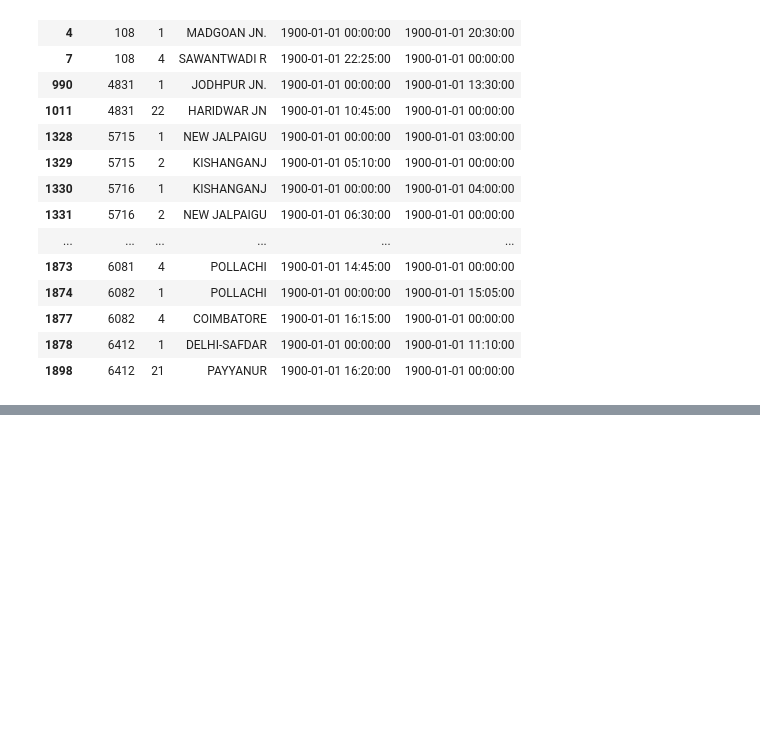
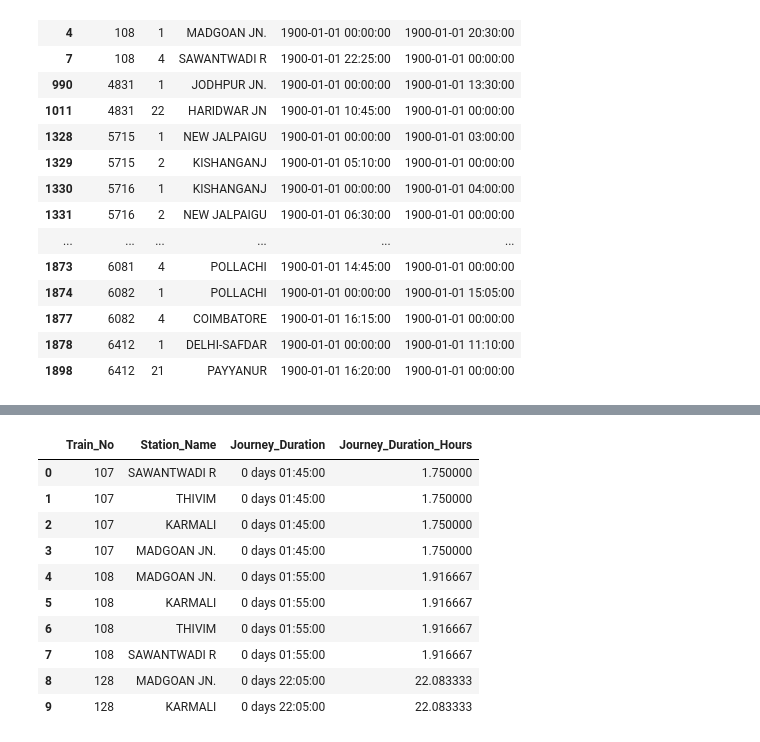
Before and after one commit to ShreyaRumale19/Train-Schedule-Analytics-Interactive-Route-Enquiry-System-POWERBI, a Jupyter notebook: Level_2_Data_Processing_Feature_Engineering/Level_2_Data_Processing.ipynb, the cells around one changed output, grey strips where cells are left out. Saved outputs shown, nothing was run; the diff lists cells and outputs as text; code cells hidden in the pictures; blank space fills up the shorter version.

```diff
--- a/Level_2_Data_Processing_Feature_Engineering/Level_2_Data_Processing.ipynb
+++ b/Level_2_Data_Processing_Feature_Engineering/Level_2_Data_Processing.ipynb
@@ -157,0 +164,17 @@ df[(df["Arrival_time"].dt.time == pd.Timestamp("00:00:00").time()) |
+# %%
+df[
+    ["Train_No", "Station_Name",
+     "Journey_Duration", "Journey_Duration_Hours"]
+].head(10)
+# %% [output]
+|  | Train_No | Station_Name | Journey_Duration | Journey_Duration_Hours |
+| 0 | 107 | SAWANTWADI R | 0 days 01:45:00 | 1.750000 |
+| 1 | 107 | THIVIM | 0 days 01:45:00 | 1.750000 |
+| 2 | 107 | KARMALI | 0 days 01:45:00 | 1.750000 |
+| 3 | 107 | MADGOAN JN. | 0 days 01:45:00 | 1.750000 |
+| 4 | 108 | MADGOAN JN. | 0 days 01:55:00 | 1.916667 |
+| 5 | 108 | KARMALI | 0 days 01:55:00 | 1.916667 |
+| 6 | 108 | THIVIM | 0 days 01:55:00 | 1.916667 |
+| 7 | 108 | SAWANTWADI R | 0 days 01:55:00 | 1.916667 |
+| 8 | 128 | MADGOAN JN. | 0 days 22:05:00 | 22.083333 |
+| 9 | 128 | KARMALI | 0 days 22:05:00 | 22.083333 |
```
Also changed, not shown: parts of 19 cells of this notebook.
